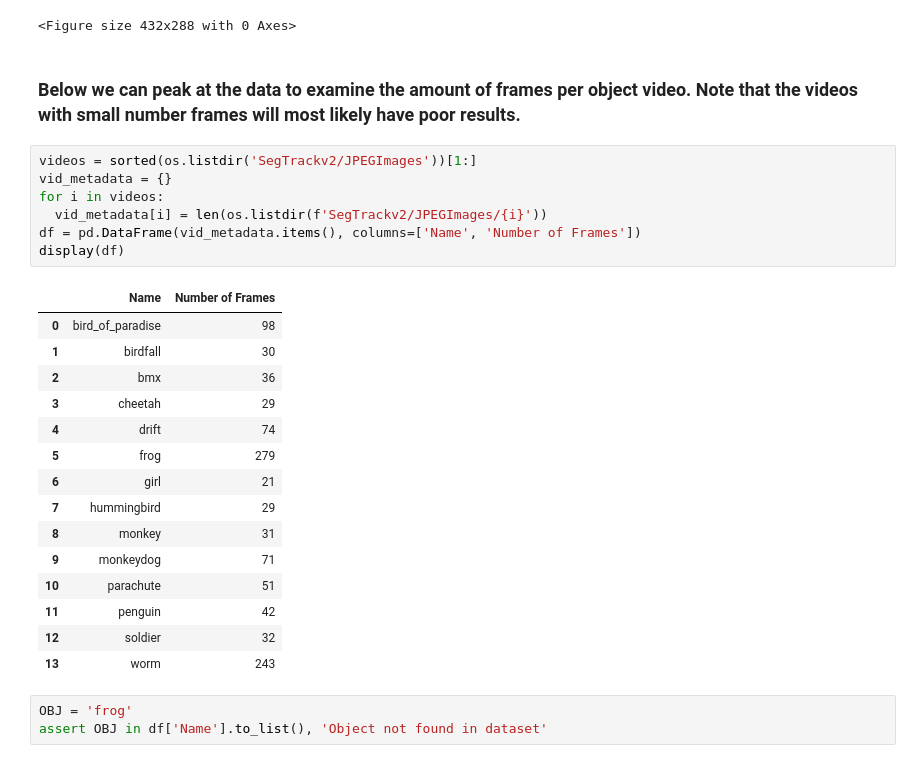
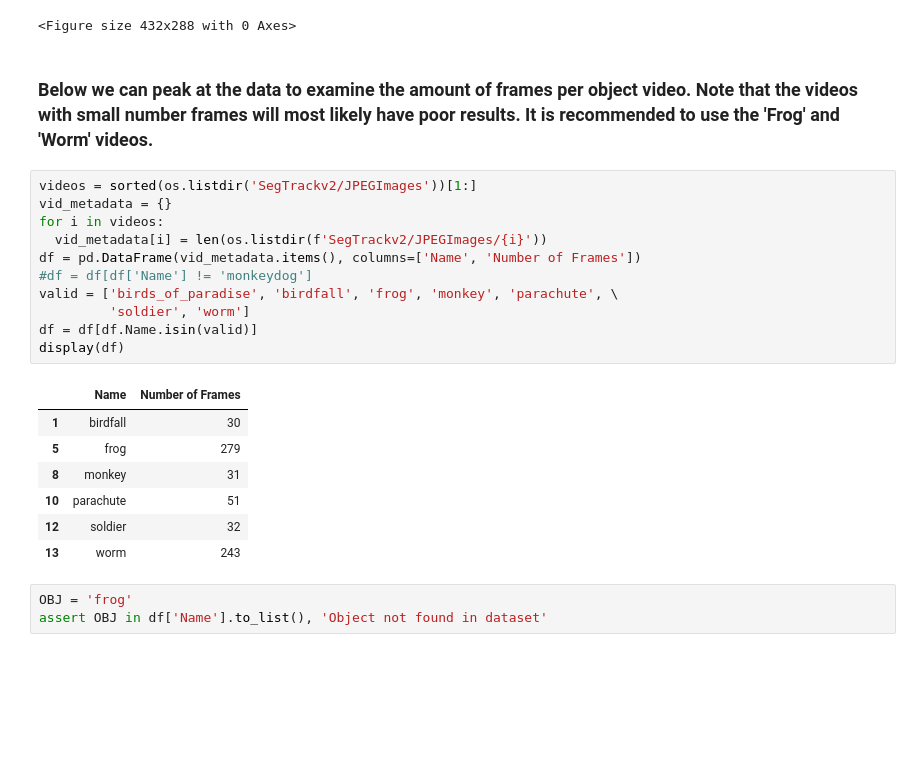
Before and after one commit to joshmyersdean/DMD_Background_Modeling, a Jupyter notebook: dmd.ipynb, the cells around one changed output. Drawn from its saved outputs; the diff is of its cells as text; blank space fills up the shorter version.

```diff
--- a/dmd.ipynb
+++ b/dmd.ipynb
@@ -46,28 +46,24 @@ from typing import Tuple
 # %% [output]
 <Figure size 432x288 with 0 Axes>
 # %% [markdown]
-### Below we can peak at the data to examine the amount of frames per object video. Note that the videos with small number frames will most likely have poor results.
+### Below we can peak at the data to examine the amount of frames per object video. Note that the videos with small number frames will most likely have poor results. It is recommended to use the 'Frog' and 'Worm' videos.
 # %%
 videos = sorted(os.listdir('SegTrackv2/JPEGImages'))[1:]
 vid_metadata = {}
 for i in videos:
   vid_metadata[i] = len(os.listdir(f'SegTrackv2/JPEGImages/{i}'))
 df = pd.DataFrame(vid_metadata.items(), columns=['Name', 'Number of Frames'])
+#df = df[df['Name'] != 'monkeydog']
+valid = ['birds_of_paradise', 'birdfall', 'frog', 'monkey', 'parachute', \
+         'soldier', 'worm']
+df = df[df.Name.isin(valid)]
 display(df)
 # %% [output]
 |  | Name | Number of Frames |
-| 0 | bird_of_paradise | 98 |
 | 1 | birdfall | 30 |
-| 2 | bmx | 36 |
-| 3 | cheetah | 29 |
-| 4 | drift | 74 |
 | 5 | frog | 279 |
-| 6 | girl | 21 |
-| 7 | hummingbird | 29 |
 | 8 | monkey | 31 |
-| 9 | monkeydog | 71 |
 | 10 | parachute | 51 |
-| 11 | penguin | 42 |
 | 12 | soldier | 32 |
 | 13 | worm | 243 |
 # %%
```
Also changed, not shown: parts of 10 cells of this notebook.
